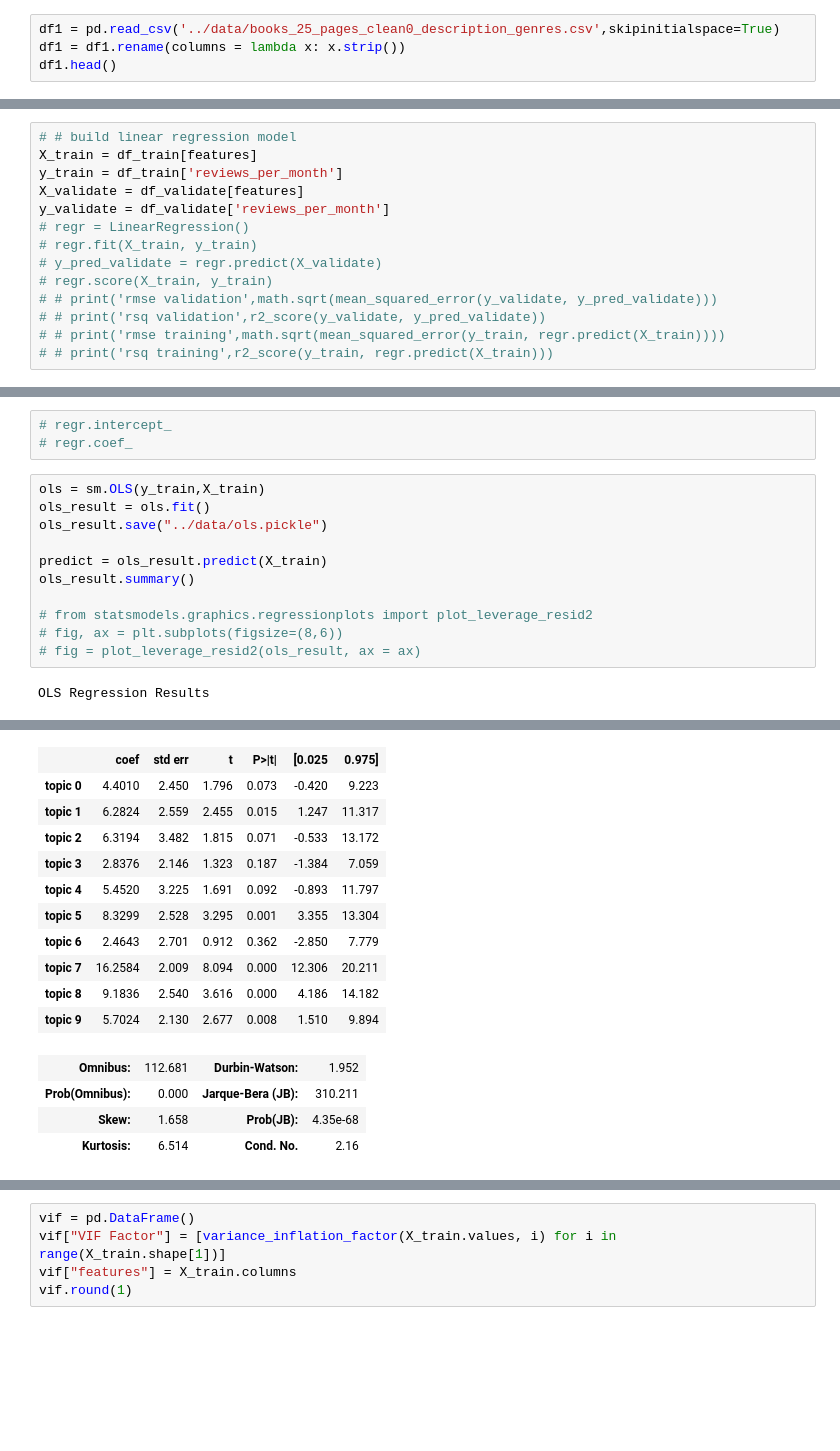
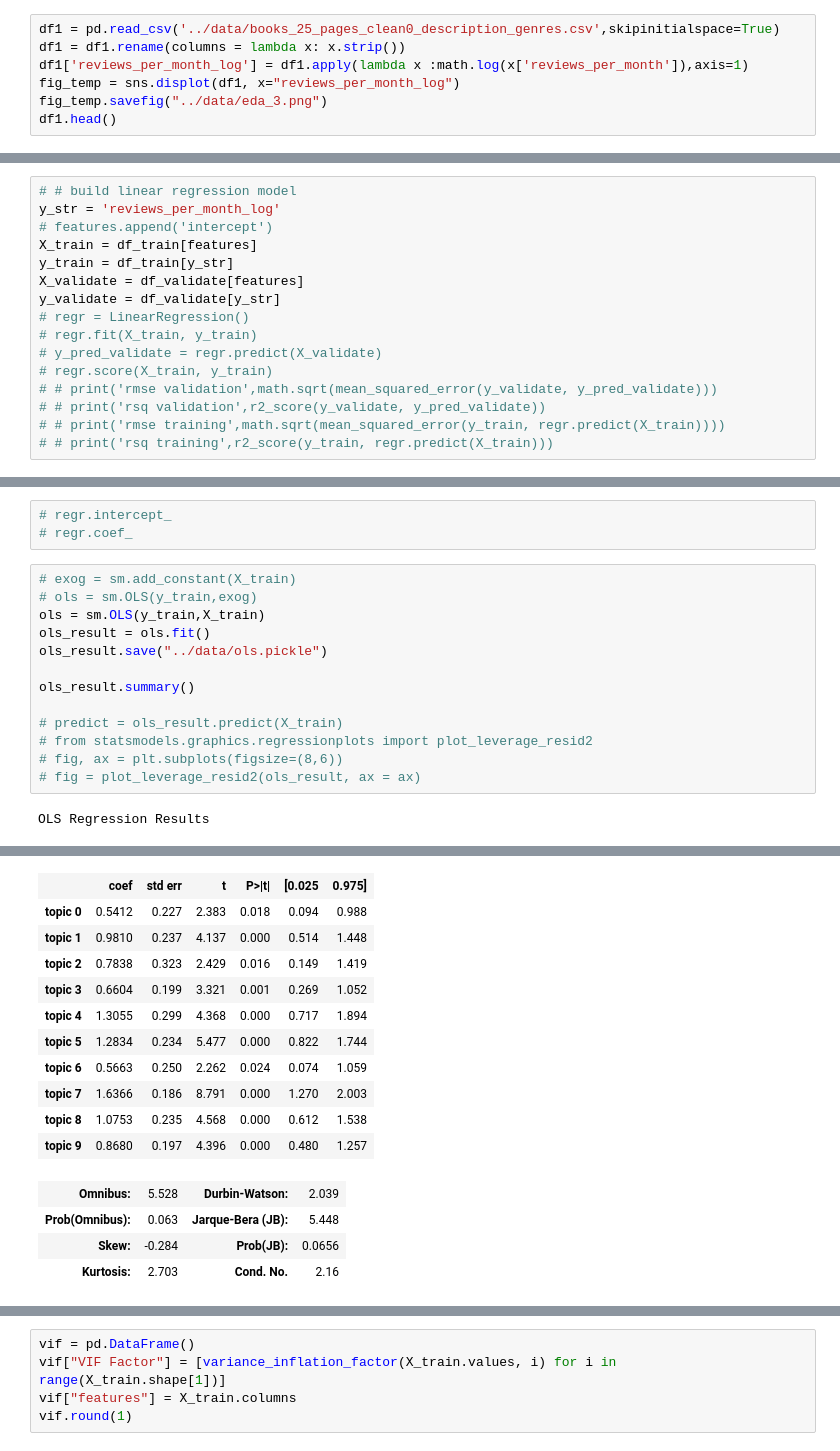
Before and after one commit to 7albertoh/insight_project, a Jupyter notebook: notebooks/03-topics-regression.ipynb, the cells around one changed output, grey strips where cells are left out. Drawn from its saved outputs; the diff is of its cells as text; blank space fills up the shorter version.

```diff
--- a/notebooks/03-topics-regression.ipynb
+++ b/notebooks/03-topics-regression.ipynb
@@ -14,6 +15,9 @@ np.random.seed(123)
 # %%
 df1 = pd.read_csv('../data/books_25_pages_clean0_description_genres.csv',skipinitialspace=True)
 df1 = df1.rename(columns = lambda x: x.strip())
+df1['reviews_per_month_log'] = df1.apply(lambda x :math.log(x['reviews_per_month']),axis=1)
+fig_temp = sns.displot(df1, x="reviews_per_month_log")
+fig_temp.savefig("../data/eda_3.png")
 df1.head()
 # %% [output]
 |  | avg_rating | book_title | author_num_unique_books | book_reviews | genres_str | topic 0 | topic 1 | topic 2 | ... |
@@ -56,10 +62,12 @@ sns.heatmap(df_train[features].corr(), annot=False)
 [figure]
 # %%
 # # build linear regression model
+y_str = 'reviews_per_month_log'
+# features.append('intercept')
 X_train = df_train[features]
-y_train = df_train['reviews_per_month']
+y_train = df_train[y_str]
 X_validate = df_validate[features]
-y_validate = df_validate['reviews_per_month']
+y_validate = df_validate[y_str]
 # regr = LinearRegression()
 # regr.fit(X_train, y_train)
 # y_pred_validate = regr.predict(X_validate)
@@ -80,13 +88,15 @@ y_validate = df_validate['reviews_per_month']
 # regr.intercept_
 # regr.coef_
 # %%
+# exog = sm.add_constant(X_train)
+# ols = sm.OLS(y_train,exog)
 ols = sm.OLS(y_train,X_train)
 ols_result = ols.fit()
 ols_result.save("../data/ols.pickle")
 
-predict = ols_result.predict(X_train)
 ols_result.summary()
 
+# predict = ols_result.predict(X_train)
 # from statsmodels.graphics.regressionplots import plot_leverage_resid2
 # fig, ax = plt.subplots(figsize=(8,6))
 # fig = plot_leverage_resid2(ols_result, ax = ax)
@@ -102,20 +112,20 @@ OLS Regression Results
 | Df Model: | 10 |  |  |
 | Covariance Type: | nonrobust |  |  |
 |  | coef | std err | t | P>|t| | [0.025 | 0.975] |
-| topic 0 | 4.4010 | 2.450 | 1.796 | 0.073 | -0.420 | 9.223 |
-| topic 1 | 6.2824 | 2.559 | 2.455 | 0.015 | 1.247 | 11.317 |
-| topic 2 | 6.3194 | 3.482 | 1.815 | 0.071 | -0.533 | 13.172 |
-| topic 3 | 2.8376 | 2.146 | 1.323 | 0.187 | -1.384 | 7.059 |
-| topic 4 | 5.4520 | 3.225 | 1.691 | 0.092 | -0.893 | 11.797 |
-| topic 5 | 8.3299 | 2.528 | 3.295 | 0.001 | 3.355 | 13.304 |
-| topic 6 | 2.4643 | 2.701 | 0.912 | 0.362 | -2.850 | 7.779 |
-| topic 7 | 16.2584 | 2.009 | 8.094 | 0.000 | 12.306 | 20.211 |
-| topic 8 | 9.1836 | 2.540 | 3.616 | 0.000 | 4.186 | 14.182 |
-| topic 9 | 5.7024 | 2.130 | 2.677 | 0.008 | 1.510 | 9.894 |
+| topic 0 | 0.5412 | 0.227 | 2.383 | 0.018 | 0.094 | 0.988 |
+| topic 1 | 0.9810 | 0.237 | 4.137 | 0.000 | 0.514 | 1.448 |
+| topic 2 | 0.7838 | 0.323 | 2.429 | 0.016 | 0.149 | 1.419 |
+| topic 3 | 0.6604 | 0.199 | 3.321 | 0.001 | 0.269 | 1.052 |
+| topic 4 | 1.3055 | 0.299 | 4.368 | 0.000 | 0.717 | 1.894 |
+| topic 5 | 1.2834 | 0.234 | 5.477 | 0.000 | 0.822 | 1.744 |
+| topic 6 | 0.5663 | 0.250 | 2.262 | 0.024 | 0.074 | 1.059 |
+| topic 7 | 1.6366 | 0.186 | 8.791 | 0.000 | 1.270 | 2.003 |
+| topic 8 | 1.0753 | 0.235 | 4.568 | 0.000 | 0.612 | 1.538 |
+| topic 9 | 0.8680 | 0.197 | 4.396 | 0.000 | 0.480 | 1.257 |
-| Omnibus: | 112.681 | Durbin-Watson: | 1.952 |
-| Prob(Omnibus): | 0.000 | Jarque-Bera (JB): | 310.211 |
-| Skew: | 1.658 | Prob(JB): | 4.35e-68 |
-| Kurtosis: | 6.514 | Cond. No. | 2.16 |
+| Omnibus: | 5.528 | Durbin-Watson: | 2.039 |
+| Prob(Omnibus): | 0.063 | Jarque-Bera (JB): | 5.448 |
+| Skew: | -0.284 | Prob(JB): | 0.0656 |
+| Kurtosis: | 2.703 | Cond. No. | 2.16 |
 Notes:
 [1] R² is computed without centering (uncentered) since the model does not contain a constant.
 [2] Standard Errors assume that the covariance matrix of the errors is correctly specified.
```
Also changed, not shown: parts of 13 cells of this notebook.
